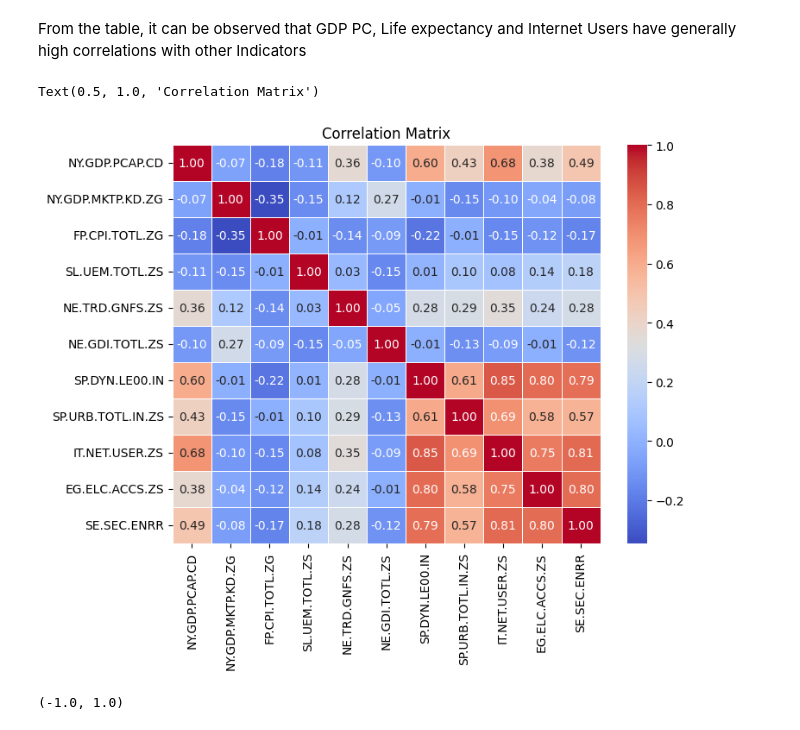
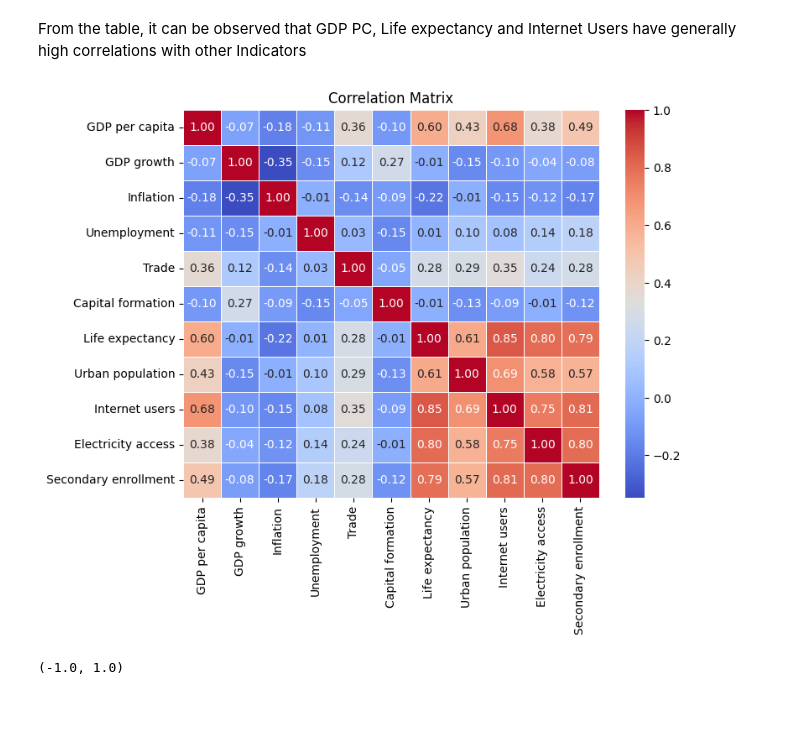
Before and after one commit to Kav1905/DS203_NationClustering, a Jupyter notebook: Socioeconomic_Clustering.ipynb, the cells around one changed output. Saved outputs shown, nothing was run; the diff lists cells and outputs as text; code cells hidden in the pictures.

```diff
--- a/Socioeconomic_Clustering.ipynb
+++ b/Socioeconomic_Clustering.ipynb
@@ -247,12 +255,12 @@ corr
 # %% [markdown]
 From the table, it can be observed that GDP PC, Life expectancy and Internet Users have generally high correlations with other Indicators
 # %%
+short = {'NY.GDP.PCAP.CD': 'GDP per capita', 'NY.GDP.MKTP.KD.ZG': 'GDP growth', 'FP.CPI.TOTL.ZG': 'Inflation', 'SL.UEM.TOTL.ZS': 'Unemployment', 'NE.TRD.GNFS.ZS': 'Trade', 'NE.GDI.TOTL.ZS': 'Capital formation', 'SP.DYN.LE00.IN': 'Life expectancy', 'SP.URB.TOTL.IN.ZS': 'Urban population', 'IT.NET.USER.ZS': 'Internet users', 'EG.ELC.ACCS.ZS': 'Electricity access', 'SE.SEC.ENRR': 'Secondary enrollment'}
 plt.figure(figsize=(8, 6))
-sns.heatmap(corr, annot=True, cmap='coolwarm', fmt=".2f", linewidths=0.5)
-plt.title('Correlation Matrix')
+sns.heatmap(corr.rename(index=short, columns=short), annot=True, cmap='coolwarm', fmt=".2f", linewidths=0.5)
+plt.title('Correlation Matrix');
 # %% [output]
-Text(0.5, 1.0, 'Correlation Matrix')
-[figure, old version]
+[figure, new version]
 # %%
 plt.figure(figsize=(14,5))
 plt.subplot(1, 3, 1)
```
Also changed, not shown: parts of 2 cells of this notebook, 5 other files.
